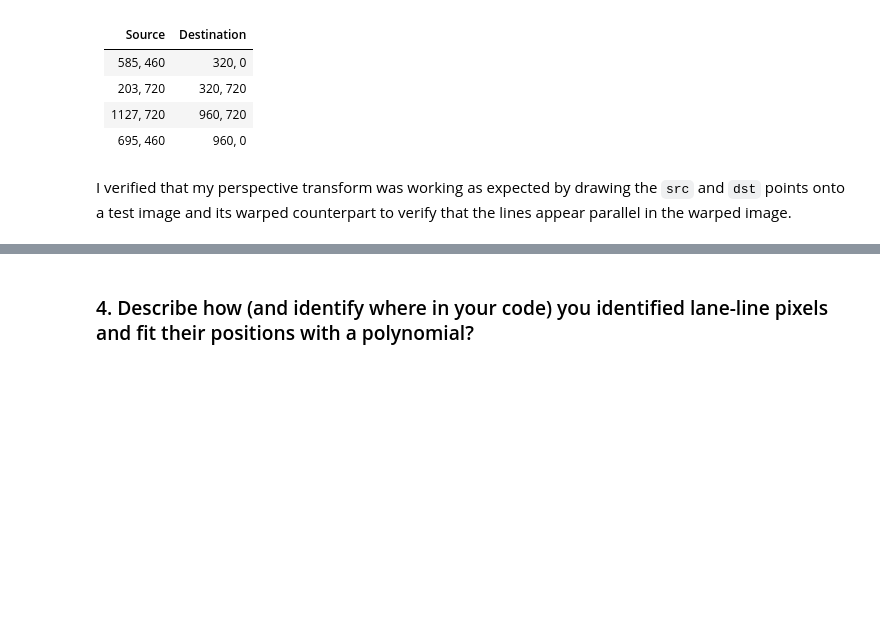
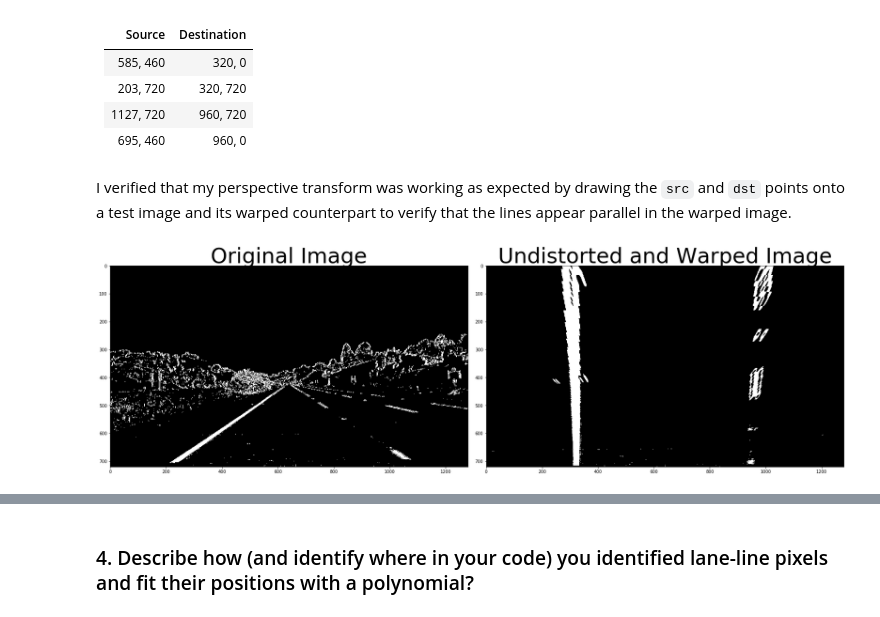
Before and after one commit to KaiqiZhang/self-driving-car, a Jupyter notebook: CarND-Advanced-Lane-Lines/Advanced_Lane_Finding.ipynb, the cells around one changed output, grey strips where cells are left out. Cells and saved outputs as stored; diff of their text form; code cells hidden in the pictures; blank space fills up the shorter version.

```diff
--- a/CarND-Advanced-Lane-Lines/Advanced_Lane_Finding.ipynb
+++ b/CarND-Advanced-Lane-Lines/Advanced_Lane_Finding.ipynb
@@ -101,6 +215,8 @@ I used a combination of color and gradient thresholds to generate a binary image
 # %% [markdown]
 The code for my perspective transform includes a function called `warper()`, which appears in lines 1 through 8 in the file `example.py` (output_images/examples/example.py) (or, for example, in the 3rd code cell of the IPython notebook).  The `warper()` function takes as inputs an image (`img`), as well as source (`src`) and destination (`dst`) points.  I chose the hardcode the source and destination points in the following manner:
 # %%
+img_size = (binarized.shape[1], binarized.shape[0])
+
 src = np.float32(
     [[(img_size[0] / 2) - 55, img_size[1] / 2 + 100],
     [((img_size[0] / 6) - 10), img_size[1]],
@@ -111,6 +227,9 @@ dst = np.float32(
     [(img_size[0] / 4), img_size[1]],
     [(img_size[0] * 3 / 4), img_size[1]],
     [(img_size[0] * 3 / 4), 0]])
+
+M = cv2.getPerspectiveTransform(src, dst)
+Minv = cv2.getPerspectiveTransform(dst, src)
 # %% [markdown]
 This resulted in the following source and destination points:
 # %% [markdown]
@@ -122,3 +241,15 @@ This resulted in the following source and destination points:
 | 695, 460      | 960, 0        |
 # %% [markdown]
 I verified that my perspective transform was working as expected by drawing the `src` and `dst` points onto a test image and its warped counterpart to verify that the lines appear parallel in the warped image.
+# %%
+binary_warped = cv2.warpPerspective(binarized, M, img_size)
+
+f, (ax1, ax2) = plt.subplots(1, 2, figsize=(24, 9))
+f.tight_layout()
+ax1.imshow(binarized, cmap='gray')
+ax1.set_title('Original Image', fontsize=50)
+ax2.imshow(binary_warped, cmap='gray')
+ax2.set_title('Undistorted and Warped Image', fontsize=50)
+plt.subplots_adjust(left=0., right=1, top=0.9, bottom=0.)
+# %% [output]
+[figure, added]
```
Also changed, not shown: parts of 23 cells of this notebook, 10 other files.
